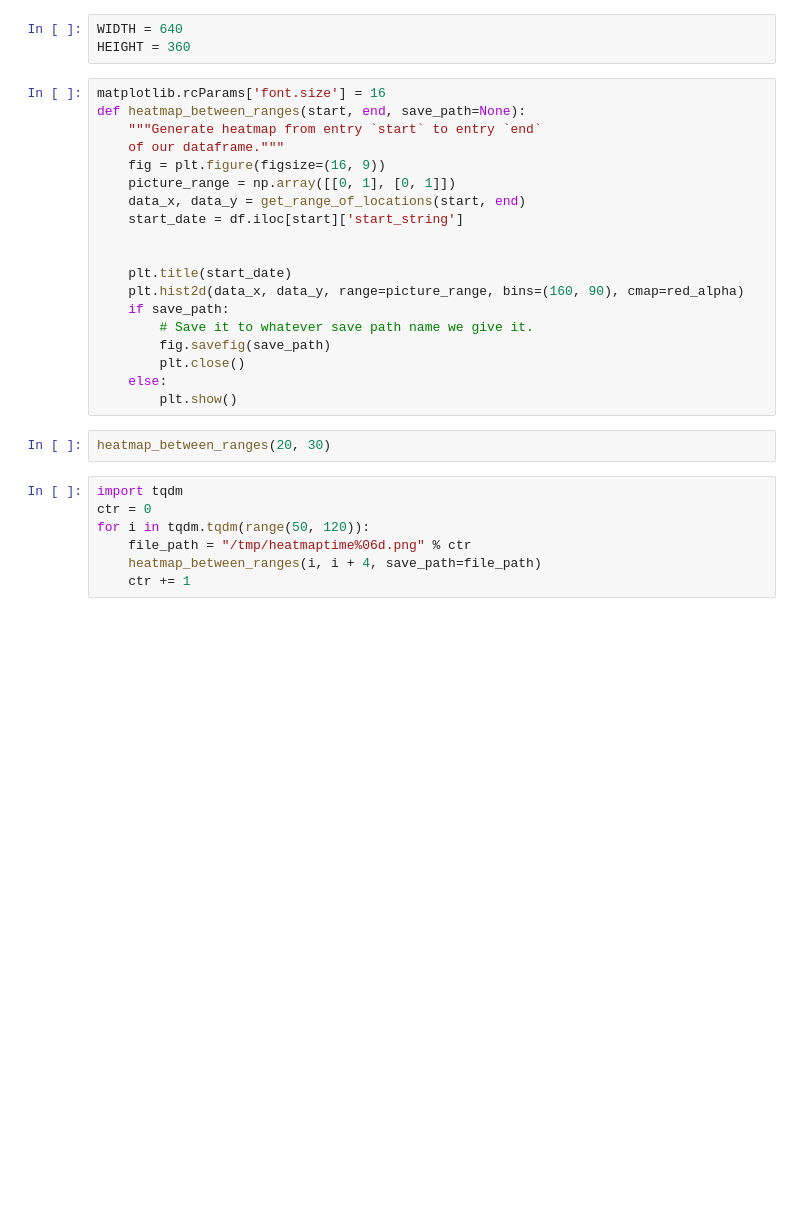
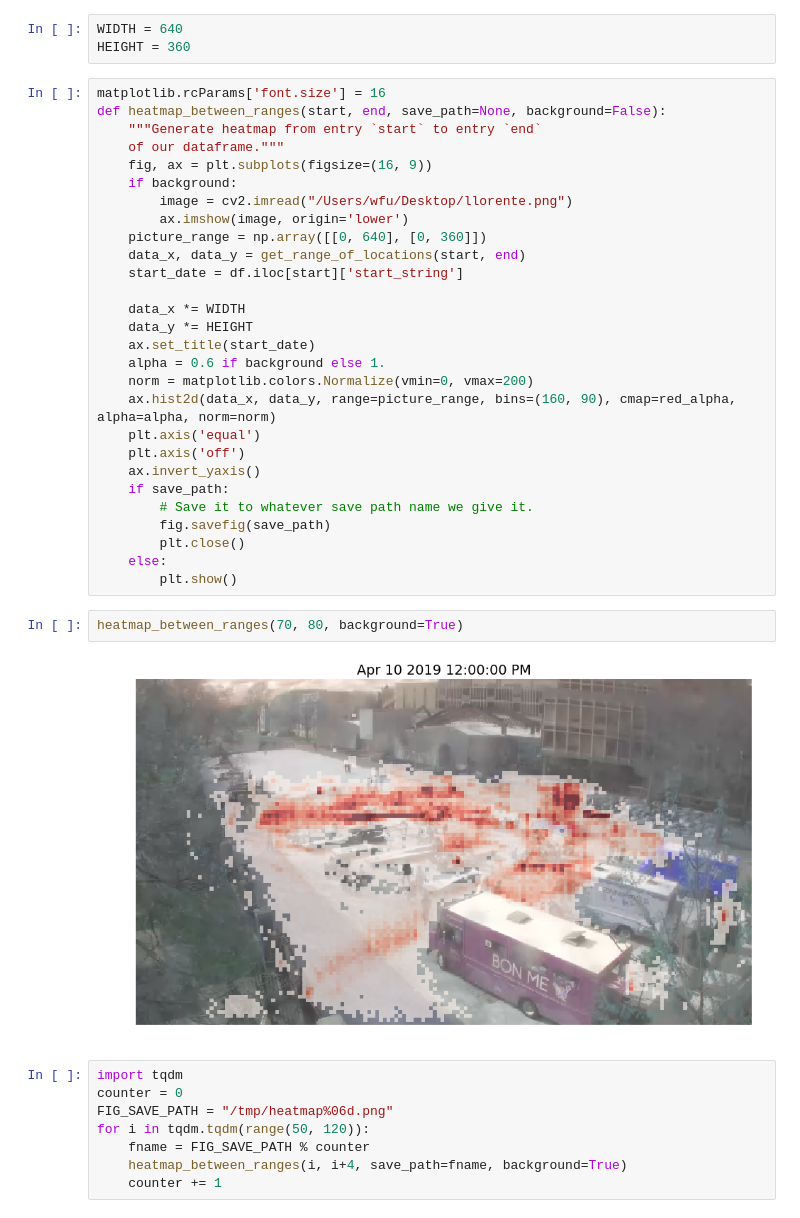
Before and after one commit to stephenslater/Crowd-Dynamics, a Jupyter notebook: notebooks/PlottingVelocity.ipynb, the cells around one changed output. Cells and saved outputs as stored; diff of their text form; blank space fills up the shorter version.

Commit message:
[viz] make the heatmap over time darker

```diff
--- a/notebooks/PlottingVelocity.ipynb
+++ b/notebooks/PlottingVelocity.ipynb
@@ -222,31 +242,43 @@ WIDTH = 640
 HEIGHT = 360
 # %%
 matplotlib.rcParams['font.size'] = 16
-def heatmap_between_ranges(start, end, save_path=None):
+def heatmap_between_ranges(start, end, save_path=None, background=False):
     """Generate heatmap from entry `start` to entry `end`
     of our dataframe."""
-    fig = plt.figure(figsize=(16, 9))
-    picture_range = np.array([[0, 1], [0, 1]])
+    fig, ax = plt.subplots(figsize=(16, 9))
+    if background:
+        image = cv2.imread("/Users/wfu/Desktop/llorente.png")
+        ax.imshow(image, origin='lower')
+    picture_range = np.array([[0, 640], [0, 360]])
     data_x, data_y = get_range_of_locations(start, end)
     start_date = df.iloc[start]['start_string']
 
-
-    plt.title(start_date)
-    plt.hist2d(data_x, data_y, range=picture_range, bins=(160, 90), cmap=red_alpha)
+    data_x *= WIDTH
+    data_y *= HEIGHT
+    ax.set_title(start_date)
+    alpha = 0.6 if background else 1.
+    norm = matplotlib.colors.Normalize(vmin=0, vmax=200)
+    ax.hist2d(data_x, data_y, range=picture_range, bins=(160, 90), cmap=red_alpha, alpha=alpha, norm=norm)
+    plt.axis('equal')
+    plt.axis('off')
+    ax.invert_yaxis()
     if save_path:
         # Save it to whatever save path name we give it.
         fig.savefig(save_path)
         plt.close()
     else:
         plt.show()
-# %%
-heatmap_between_ranges(20, 30)
+# %%
+heatmap_between_ranges(70, 80, background=True)
+# %% [output]
+[figure, added]
 # %%
 import tqdm
-ctr = 0
+counter = 0
+FIG_SAVE_PATH = "/tmp/heatmap%06d.png"
 for i in tqdm.tqdm(range(50, 120)):
-    file_path = "/tmp/heatmaptime%06d.png" % ctr
-    heatmap_between_ranges(i, i + 4, save_path=file_path)
-    ctr += 1
+    fname = FIG_SAVE_PATH % counter
+    heatmap_between_ranges(i, i+4, save_path=fname, background=True)
+    counter += 1
 # %%
 %%bash
```
Also changed, not shown: parts of 3 cells of this notebook.
